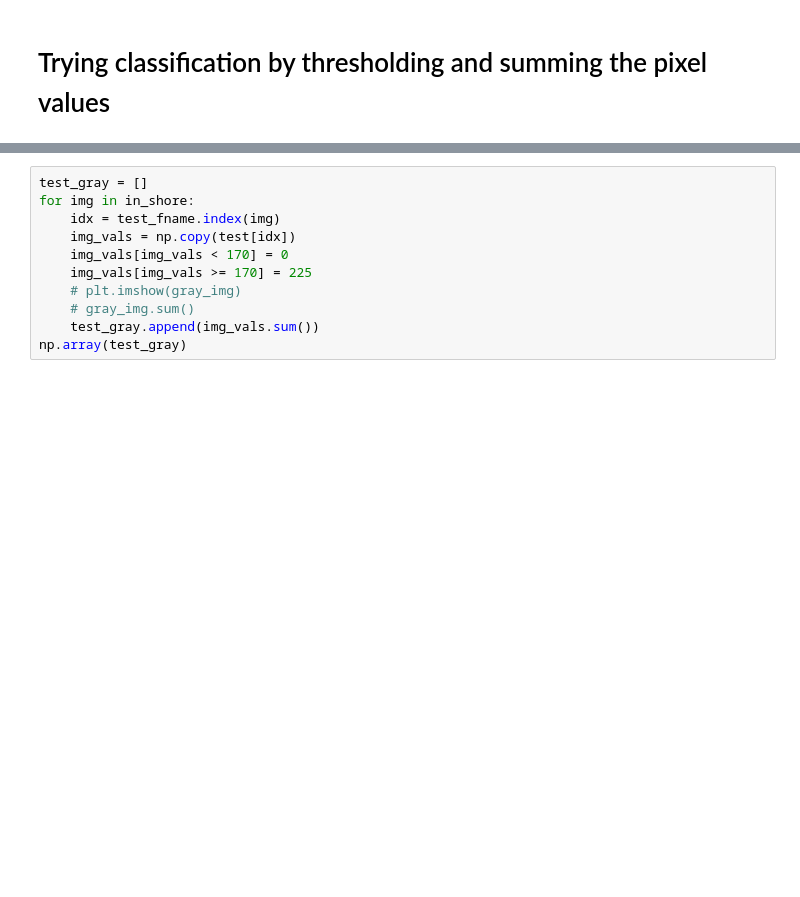
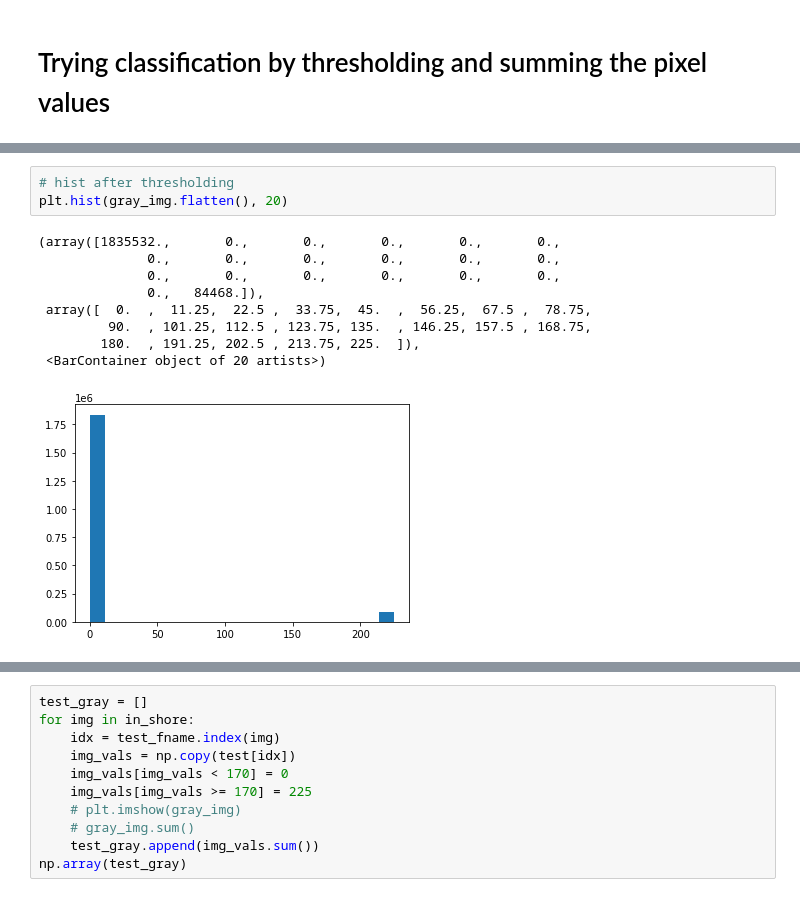
Before and after one commit to alexmak001/SAR-satelite-image-ship-detection, a Jupyter notebook: sean_notebooks/offshore_onshore_classifier.ipynb, the cells around one changed output, grey strips where cells are left out. Cells and saved outputs as stored; diff of their text form; blank space fills up the shorter version.

```diff
--- a/sean_notebooks/offshore_onshore_classifier.ipynb
+++ b/sean_notebooks/offshore_onshore_classifier.ipynb
@@ -322,0 +352,13 @@ plt.imshow(gray_img)
+# %%
+# hist after thresholding
+plt.hist(gray_img.flatten(), 20)
+# %% [output]
+(array([1835532.,       0.,       0.,       0.,       0.,       0.,
+              0.,       0.,       0.,       0.,       0.,       0.,
+              0.,       0.,       0.,       0.,       0.,       0.,
+              0.,   84468.]),
+ array([  0.  ,  11.25,  22.5 ,  33.75,  45.  ,  56.25,  67.5 ,  78.75,
+         90.  , 101.25, 112.5 , 123.75, 135.  , 146.25, 157.5 , 168.75,
+        180.  , 191.25, 202.5 , 213.75, 225.  ]),
+ <BarContainer object of 20 artists>)
+[figure, added]
```
Also changed, not shown: parts of 33 cells of this notebook.
